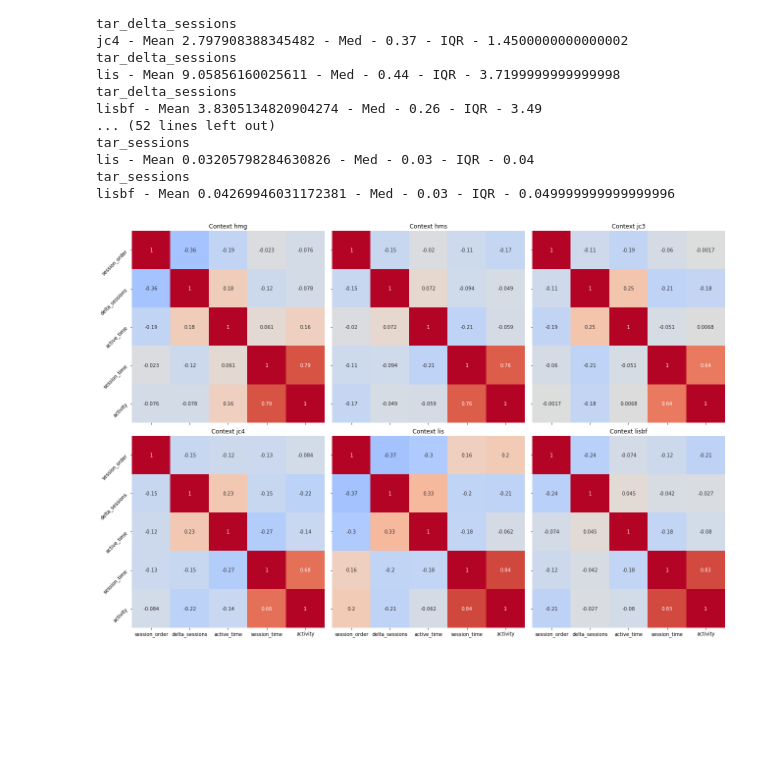
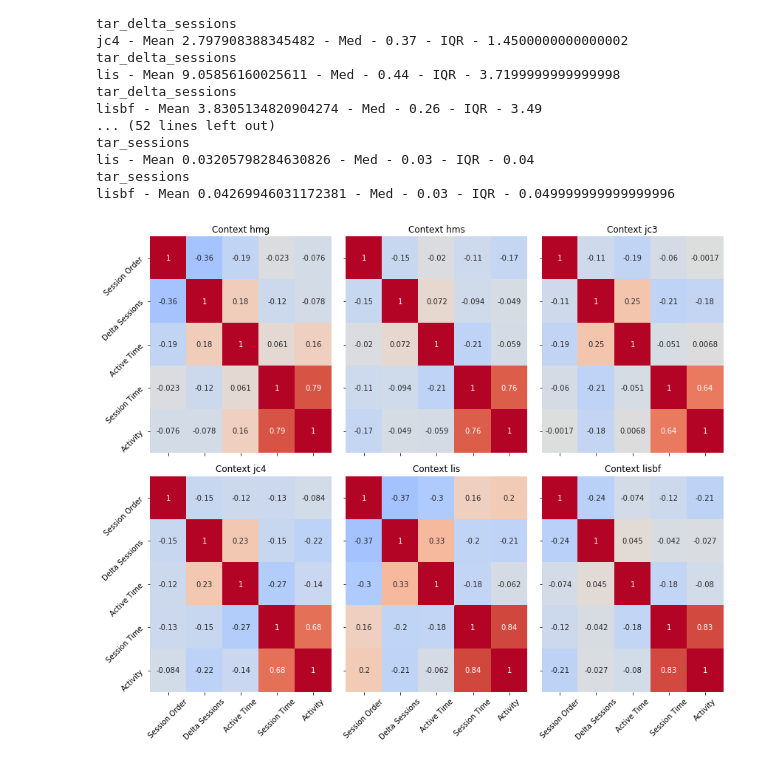
Before and after one commit to vb690/approx_incentive_salience, a Jupyter notebook: EDA_analysis.ipynb, the cells around one changed output. Drawn from its saved outputs; the diff is of its cells as text; code cells hidden in the pictures; blank space fills up the shorter version.

```diff
--- a/EDA_analysis.ipynb
+++ b/EDA_analysis.ipynb
@@ -247,34 +247,35 @@ lis - Mean 0.03205798284630826 - Med - 0.03 - IQR - 0.04
 tar_sessions
 lisbf - Mean 0.04269946031172381 - Med - 0.03 - IQR - 0.049999999999999996
 # %%
-fig, axs = plt.subplots(2, 3, figsize=(18, 12), sharex=True, sharey=True)
+fig, axs = plt.subplots(2, 3, figsize=(12, 10), sharex=True, sharey=True)
 axs = axs.flatten()
 metrics = [
     'session_order',
     'delta_sessions',
     'active_time',
     'session_time',
     'activity'
 ]
 for ax, game in zip(axs, GAMES):
 
     sliced = df[df['context'] == game]
     corr = sliced[metrics].corr(method='spearman').values
     sns.heatmap(
         corr,
         vmin=-1,
         vmax=1,
         cmap='coolwarm',
         annot=True,
         ax=ax,
         cbar=False
     )
 
     ax.set_title(f'Context {game}')
     ax.set_xticklabels(metrics)
-    ax.set_yticklabels(metrics, rotation=45)
+    ax.set_yticklabels([" ".join([m.capitalize() for m in metric.split("_")]) for metric in metrics], rotation=45)
+    ax.set_xticklabels([" ".join([m.capitalize() for m in metric.split("_")]) for metric in metrics], rotation=45)
 
 plt.tight_layout()
 plt.show()
 # %% [output]
-[figure, old version]
+[figure, new version]
```
Also changed, not shown: 5 other files.
